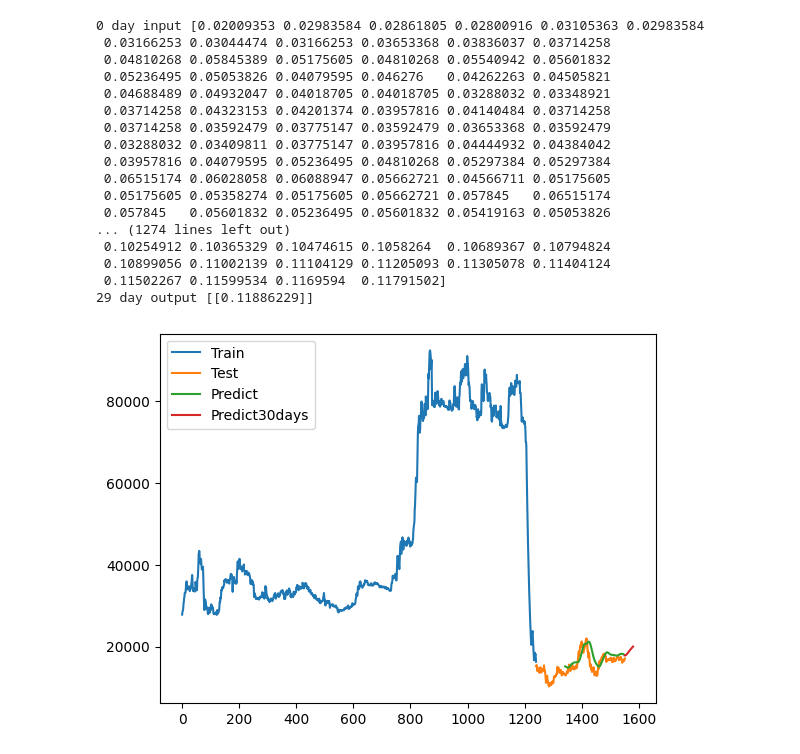
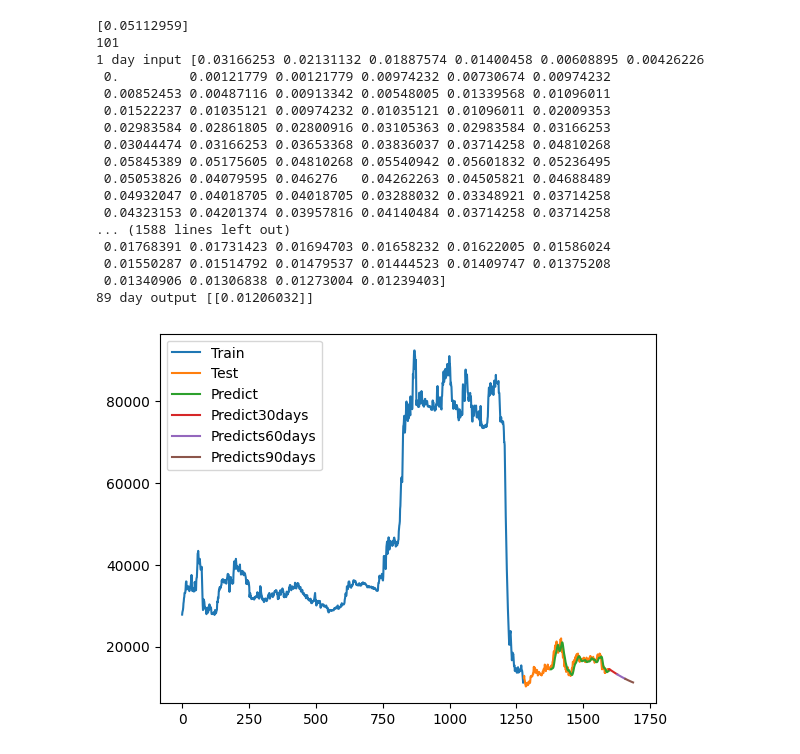
Before and after one commit to duonguwu/IS403_O21_04, a Jupyter notebook: Model/LSTM/Team4_LSTM_NVL_8_2.ipynb, the cells around one changed output. Saved outputs shown, nothing was run; the diff lists cells and outputs as text; code cells hidden in the pictures.

```diff
--- a/Model/LSTM/Team4_LSTM_NVL_8_2.ipynb
+++ b/Model/LSTM/Team4_LSTM_NVL_8_2.ipynb
@@ -42,7 +42,7 @@ df1=scaler.fit_transform(np.array(df1).reshape(-1,1))
 # %%
 # 4. Chia train test
 train_size = int(0.8 * len(df1))
-test_size = int(0.2 * len(df1))
+test_size = len(df1) - train_size
 
 train_data = df1[:train_size]
 test_data = df1[train_size:]
@@ -89,19 +84,6 @@ model.add(Dense(1))
 model.compile(loss='mean_squared_error', optimizer='adam')
 # %%
 # 9. Fit mô hình với dữ liệu train
-# model.fit(X_train,y_train,validation_data=(X_test,ytest),epochs=100,batch_size=64,verbose=1)
-
-early_stopping = tf.keras.callbacks.EarlyStopping(
-    monitor='val_loss',  # Monitor validation loss for improvement
-    patience=3,         # Stop training after 3 epochs of no improvement
-    restore_best_weights=True  # Restore weights from the best epoch
-)
-
-model.fit(X_train, y_train,
-          validation_data=(X_test, ytest),
-          epochs=100,
-          batch_size=64,
-          verbose=1,
-          callbacks=[early_stopping])
+model.fit(X_train,y_train,validation_data=(X_test,ytest),epochs=100,batch_size=64,verbose=1)
 # %% [output]
 Epoch 1/100
@@ -151,6 +136,6 @@ Testing MAE: 17518.884703926386
 # %%
 # 13. Dự báo 30 ngày tiếp theo
-x_input=test_data[60:].reshape(1,-1)
+x_input=test_data[:100].reshape(1,-1)
 x_input.shape
 
 temp_input=list(x_input)
@@ -159,11 +144,11 @@ temp_input=temp_input[0].tolist()
 from numpy import array
 
 lst_output=[]
-n_steps=250
+n_steps=100
 i=0
-while(i<30):
+while(i<90):
 
-    if(len(temp_input)>250):
+    if(len(temp_input)>100):
         #print(temp_input)
         x_input=np.array(temp_input[1:])
         print("{} day input {}".format(i,x_input))
@@ -186,36 +171,43 @@ while(i<30):
         lst_output.extend(yhat.tolist())
         i=i+1
 # %% [output]
-0 day input [0.02009353 0.02983584 0.02861805 0.02800916 0.03105363 0.02983584
- 0.03166253 0.03044474 0.03166253 0.03653368 0.03836037 0.03714258
- 0.04810268 0.05845389 0.05175605 0.04810268 0.05540942 0.05601832
- 0.05236495 0.05053826 0.04079595 0.046276   0.04262263 0.04505821
- 0.04688489 0.04932047 0.04018705 0.04018705 0.03288032 0.03348921
- 0.03714258 0.04323153 0.04201374 0.03957816 0.04140484 0.03714258
- 0.03714258 0.03592479 0.03775147 0.03592479 0.03653368 0.03592479
- 0.03288032 0.03409811 0.03775147 0.03957816 0.04444932 0.04384042
- 0.03957816 0.04079595 0.05236495 0.04810268 0.05297384 0.05297384
- 0.06515174 0.06028058 0.06088947 0.05662721 0.04566711 0.05175605
- 0.05175605 0.05358274 0.05175605 0.05662721 0.057845   0.06515174
- 0.057845   0.05601832 0.05236495 0.05601832 0.05419163 0.05053826
-... (1274 lines left out)
- 0.10254912 0.10365329 0.10474615 0.1058264  0.10689367 0.10794824
- 0.10899056 0.11002139 0.11104129 0.11205093 0.11305078 0.11404124
- 0.11502267 0.11599534 0.1169594  0.11791502]
-29 day output [[0.11886229]]
+[0.05112959]
+101
+1 day input [0.03166253 0.02131132 0.01887574 0.01400458 0.00608895 0.00426226
+ 0.         0.00121779 0.00121779 0.00974232 0.00730674 0.00974232
+ 0.00852453 0.00487116 0.00913342 0.00548005 0.01339568 0.01096011
+ 0.01522237 0.01035121 0.00974232 0.01035121 0.01096011 0.02009353
+ 0.02983584 0.02861805 0.02800916 0.03105363 0.02983584 0.03166253
+ 0.03044474 0.03166253 0.03653368 0.03836037 0.03714258 0.04810268
+ 0.05845389 0.05175605 0.04810268 0.05540942 0.05601832 0.05236495
+ 0.05053826 0.04079595 0.046276   0.04262263 0.04505821 0.04688489
+ 0.04932047 0.04018705 0.04018705 0.03288032 0.03348921 0.03714258
+ 0.04323153 0.04201374 0.03957816 0.04140484 0.03714258 0.03714258
+... (1588 lines left out)
+ 0.01768391 0.01731423 0.01694703 0.01658232 0.01622005 0.01586024
+ 0.01550287 0.01514792 0.01479537 0.01444523 0.01409747 0.01375208
+ 0.01340906 0.01306838 0.01273004 0.01239403]
+89 day output [[0.01206032]]
 # %%
 # 14.Vẽ hình
 
 train_data_index = pd.RangeIndex(start=0, stop=train_size, step=1)
 plt.plot(scaler.inverse_transform(train_data))
-test_data_index = pd.RangeIndex(start=train_size, stop=train_size+test_size+1, step=1)
+test_data_index = pd.RangeIndex(start=train_size, stop=train_size+test_size, step=1)
+plt.plot(test_data_index,scaler.inverse_transform(test_data))
 
-plt.plot(test_data_index,scaler.inverse_transform(test_data))
-test_data_index = pd.RangeIndex(start=train_size+101, stop=train_size+test_size+1, step=1)
+test_data_index = pd.RangeIndex(start=train_size+101, stop=train_size+test_size, step=1)
 plt.plot(test_data_index,(y_pred))
-prediect_data_index = pd.RangeIndex(start=len(df1)-1, stop=len(df1)+29, step=1)
-plt.plot(prediect_data_index,scaler.inverse_transform(lst_output))
-plt.legend(['Train','Test','Predict','Predict30days'])
+
+predict_data_index_30 = pd.RangeIndex(start=len(df1)-1, stop=len(df1)+29, step=1)
+plt.plot(predict_data_index_30,scaler.inverse_transform(lst_output[0:30]))
+predict_data_index_60 = pd.RangeIndex(start=len(df1)+29, stop=len(df1)+59, step=1)
+plt.plot(predict_data_index_60,scaler.inverse_transform(lst_output[30:60]))
+predict_data_index_90 = pd.RangeIndex(start=len(df1)+59, stop=len(df1)+89, step=1)
+plt.plot(predict_data_index_90,scaler.inverse_transform(lst_output[60:90]))
+
+plt.legend(['Train','Test','Predict','Predict30days', 'Predicts60days', 'Predicts90days'])
+plt.savefig('Team4_LSTM_NVL_8_2.png')
 plt.show()
 # %% [output]
-[figure, old version]
+[figure, new version]
```
Also changed, not shown: parts of 8 cells of this notebook, 13 other files.
